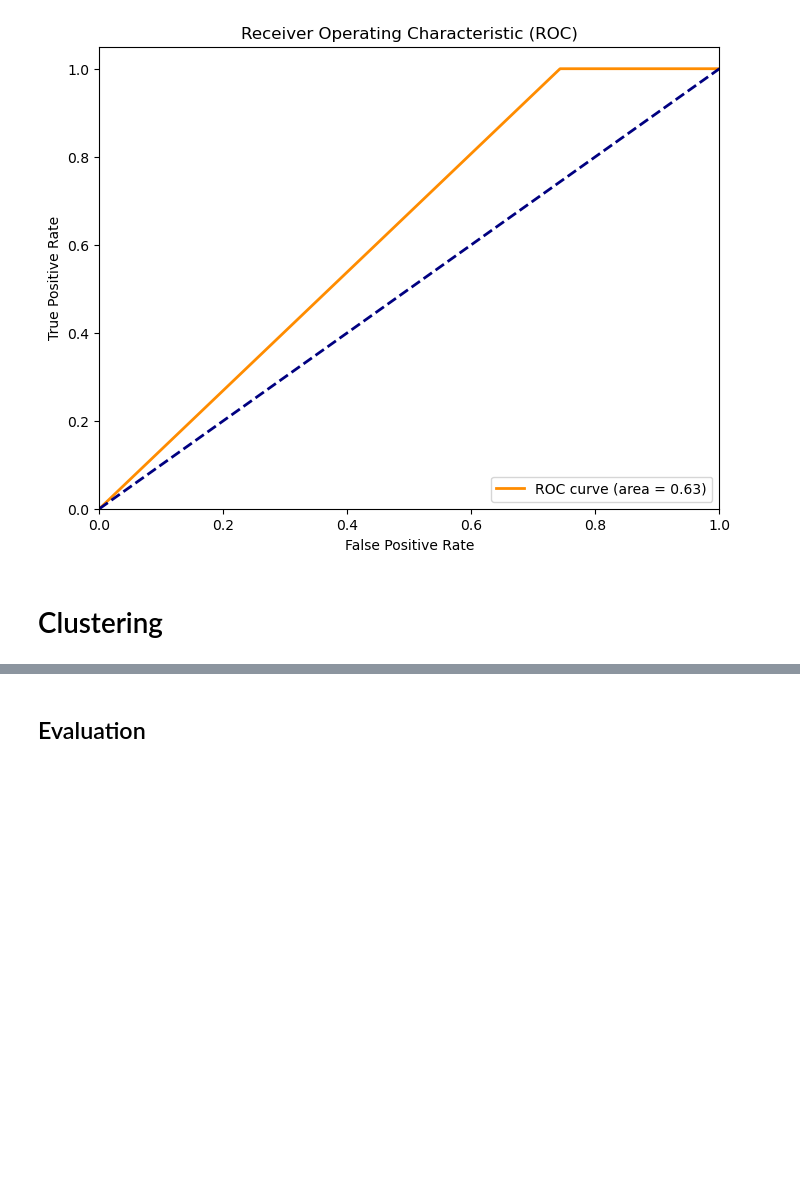
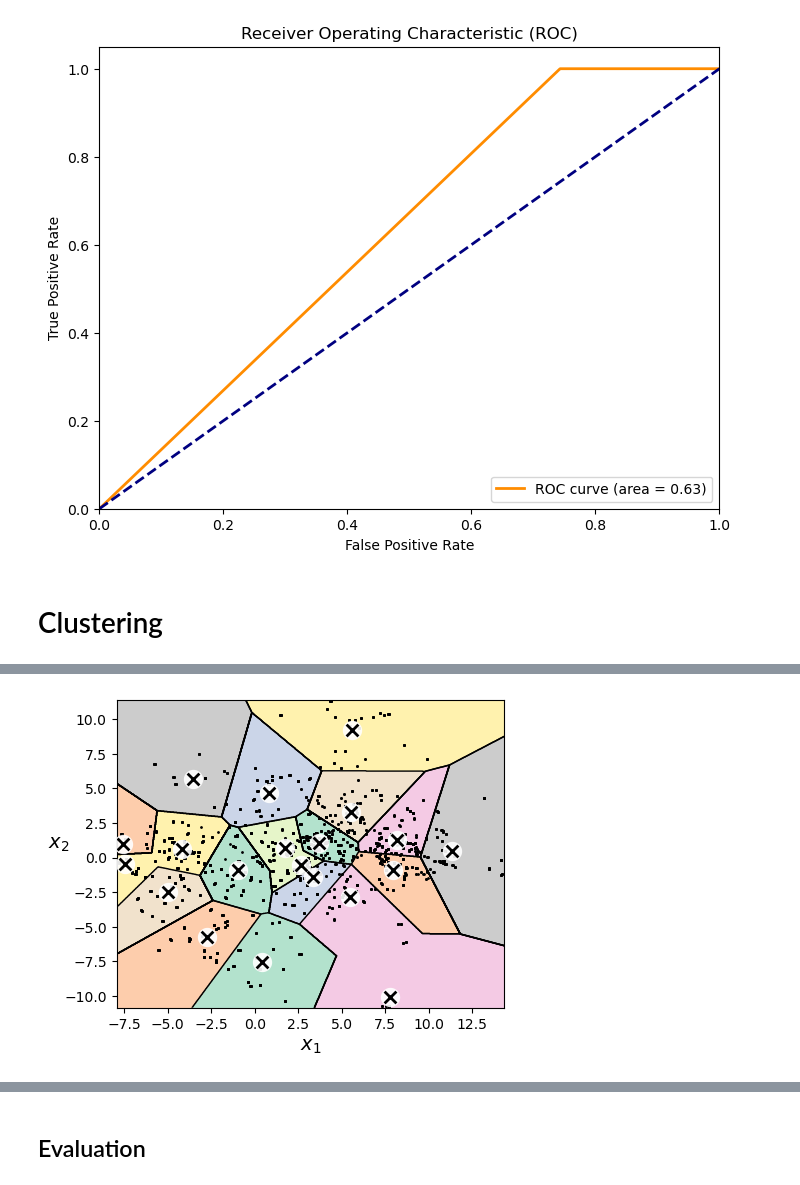
Before and after one commit to farheenfab/DMML-GroupProject, a Jupyter notebook: Lab/Lab 7/dataset_explore_lab_7_group_6_final.ipynb, the cells around one changed output, grey strips where cells are left out. Cells and saved outputs as stored; diff of their text form; code cells hidden in the pictures; blank space fills up the shorter version.

```diff
--- a/Lab/Lab 7/dataset_explore_lab_7_group_6_final.ipynb
+++ b/Lab/Lab 7/dataset_explore_lab_7_group_6_final.ipynb
@@ -592,0 +619,10 @@ Highest silhouette score is at 2 clusters, this makes sense since there are 2 cl
+# %%
+kmeans_rnd_10_inits = KMeans(n_clusters=20, init="random", n_init=10,
+                              algorithm="lloyd", random_state=11)
+kmeans_rnd_10_inits.fit(X_pca)
+
+plt.figure(figsize=(5, 4))
+plot_decision_boundaries(kmeans_rnd_10_inits, X_pca)
+plt.show()
+# %% [output]
+[figure, added]
```
Also changed, not shown: parts of 61 cells of this notebook.
